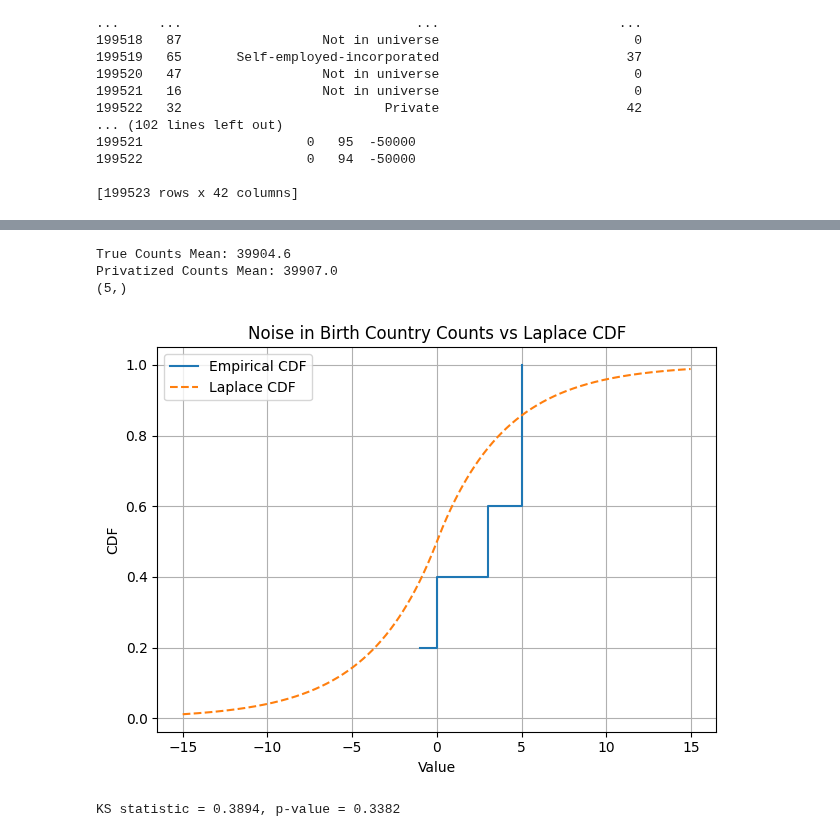
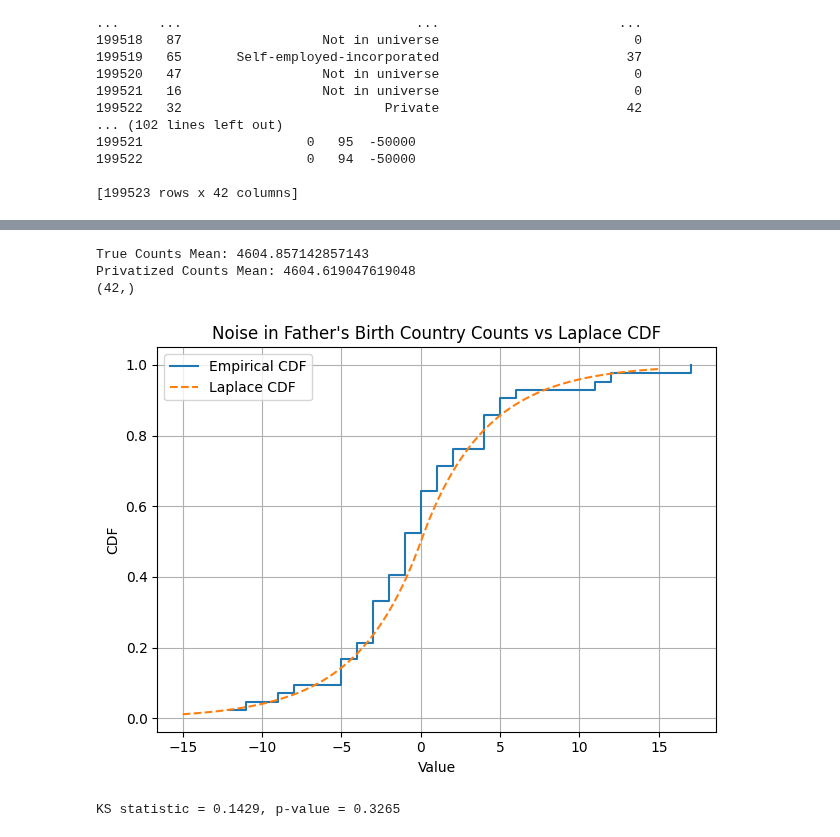
Before and after one commit to Kaya-Kaya/CMU-x-IDQuantique-Challenge, a Jupyter notebook: Task_4.ipynb, the cells around one changed output, grey strips where cells are left out. Saved outputs shown, nothing was run; the diff lists cells and outputs as text; code cells hidden in the pictures.

```diff
--- a/Task_4.ipynb
+++ b/Task_4.ipynb
@@ -343,8 +310,8 @@ print(df)
 
 [199523 rows x 42 columns]
 # %%
-# Example: searching dataset by country of birth
-counts = df['country_of_birth_self'].value_counts()
-print("True counts per country of birth:")
+# Example: searching dataset by father's country of birth
+counts = df['country_of_birth_father'].value_counts()
+print("True counts per father's country of birth:")
 print(counts)
 # %% [output]
@@ -381,23 +368,23 @@ print(df_plot)
 # %%
 privatized_counts_series = pd.Series([int(x) for x in privatized_counts], index=counts.index)
 
 print("True Counts Mean:", counts.mean())
 print("Privatized Counts Mean:", privatized_counts_series.mean())
 
 
 # Compute differences between privatized and true counts
 differences = privatized_counts_series - counts
 
 # Plot CDF of differences to verify noise distribution
-plot_cdf_vs_laplace(differences, "Noise in Birth Country Counts vs Laplace CDF")
+plot_cdf_vs_laplace(differences, "Noise in Father's Birth Country Counts vs Laplace CDF")
 # %% [output]
-True Counts Mean: 39904.6
-Privatized Counts Mean: 39907.0
-(5,)
+True Counts Mean: 4604.857142857143
+Privatized Counts Mean: 4604.619047619048
+(42,)
-[figure, old version]
+[figure, new version]
 # %%
 differences = privatized_counts_series - counts
 statistic, p_value = kstest(differences, 'laplace', args=(0, 4))
 print(f"KS statistic = {statistic:.4f}, p-value = {p_value:.4f}")
 # %% [output]
-KS statistic = 0.3894, p-value = 0.3382
+KS statistic = 0.1429, p-value = 0.3265
```
Also changed, not shown: parts of 10 cells of this notebook, 2 other files.
